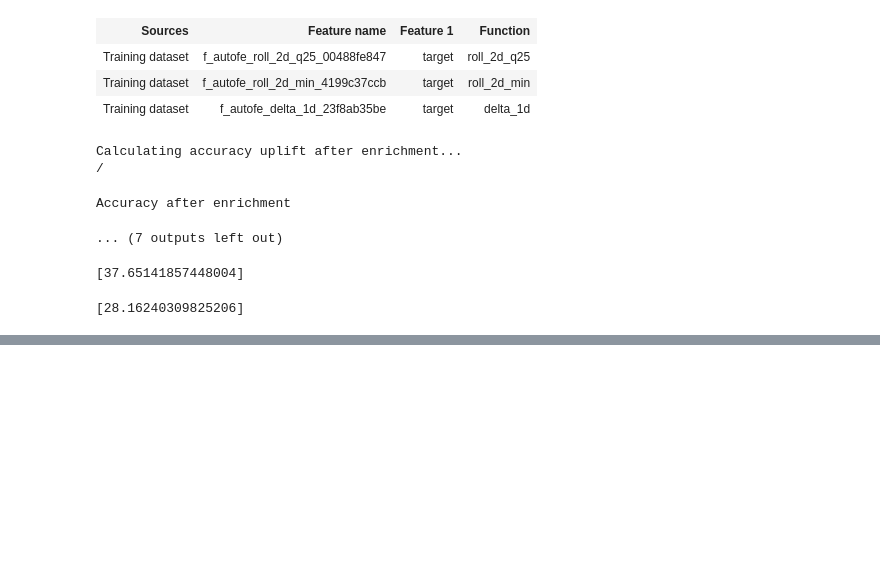
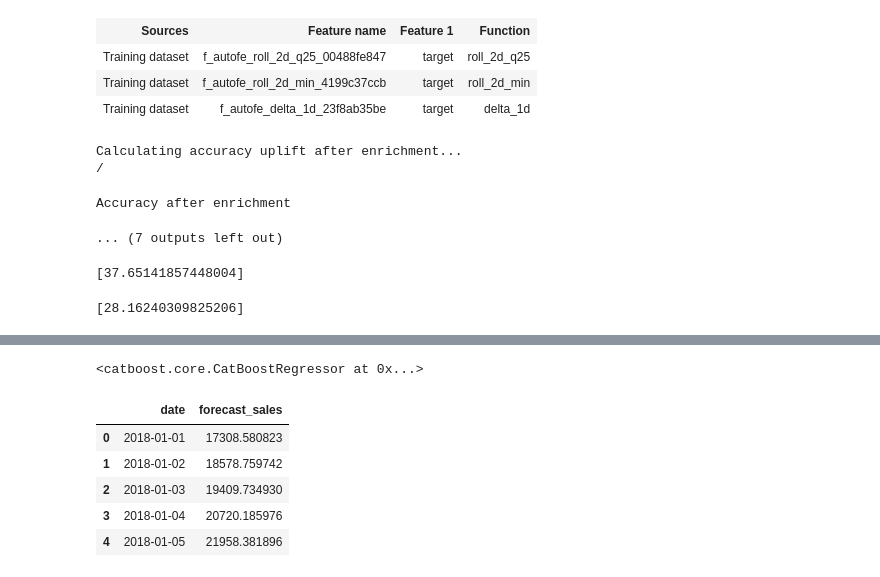
Before and after one commit to jeangyi/sales_forecasting_pipeline, a Jupyter notebook: sales_pred.ipynb, the cells around one changed output, grey strips where cells are left out. Drawn from its saved outputs; the diff is of its cells as text; code cells hidden in the pictures; blank space fills up the shorter version.

```diff
--- a/sales_pred.ipynb
+++ b/sales_pred.ipynb
@@ -228,0 +296,9 @@ eval_metric(y_enriched_test.values, enriched_preds, "SMAPE")
+# %%
+# Train model
+model = CatBoostRegressor(
+    depth=8, learning_rate=0.02, l2_leaf_reg=5, n_estimators=1000,
+    loss_function="RMSE", random_state=0, verbose=False, allow_writing_files=False
+)
+model.fit(train_pool)
+# %% [output]
+<catboost.core.CatBoostRegressor at 0x...>
@@ -228,0 +377,9 @@ eval_metric(y_enriched_test.values, enriched_preds, "SMAPE")
+# %%
+daily_forecast.head()
+# %% [output]
+|  | date | forecast_sales |
+| 0 | 2018-01-01 | 17308.580823 |
+| 1 | 2018-01-02 | 18578.759742 |
+| 2 | 2018-01-03 | 19409.734930 |
+| 3 | 2018-01-04 | 20720.185976 |
+| 4 | 2018-01-05 | 21958.381896 |
```
Also changed, not shown: parts of 9 cells of this notebook.
